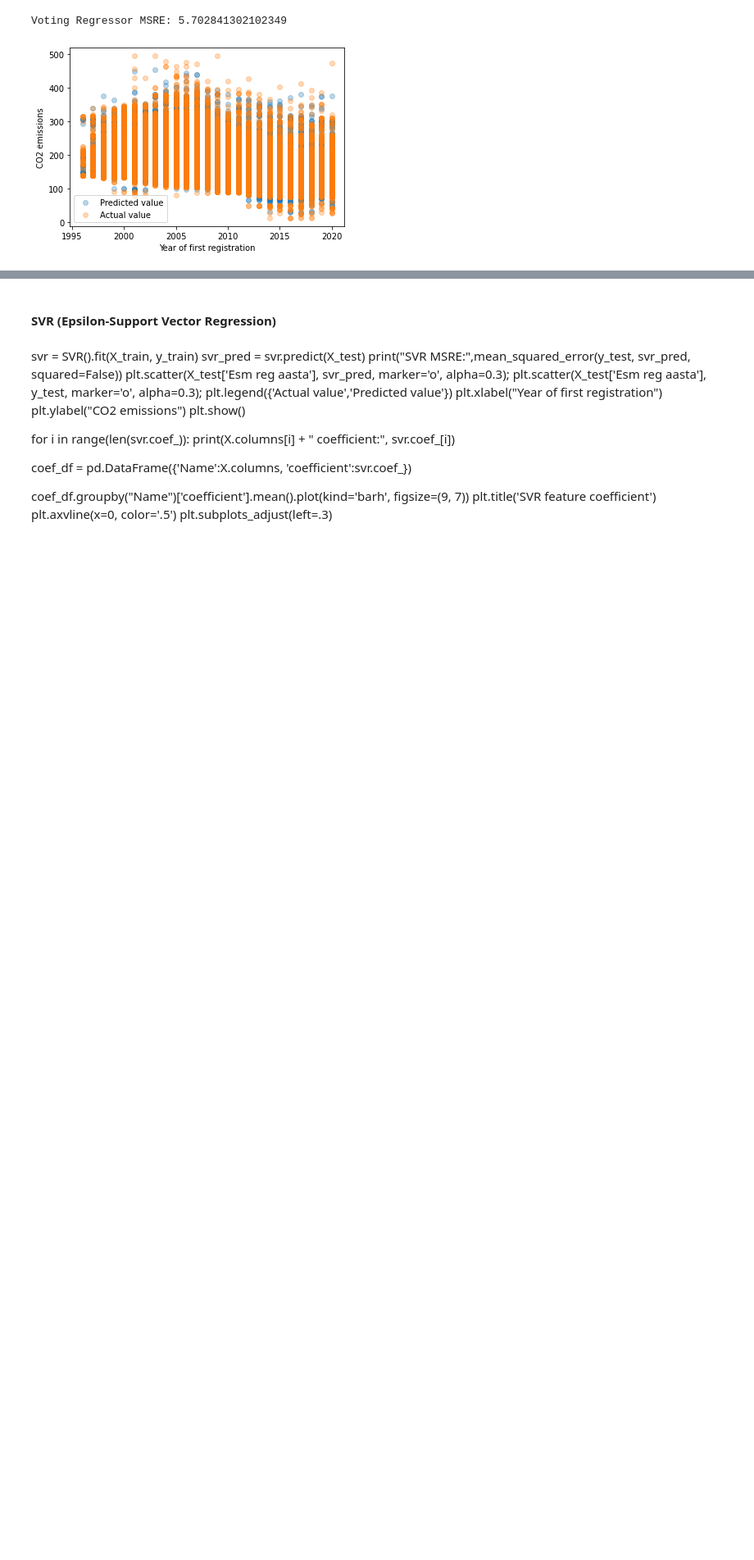
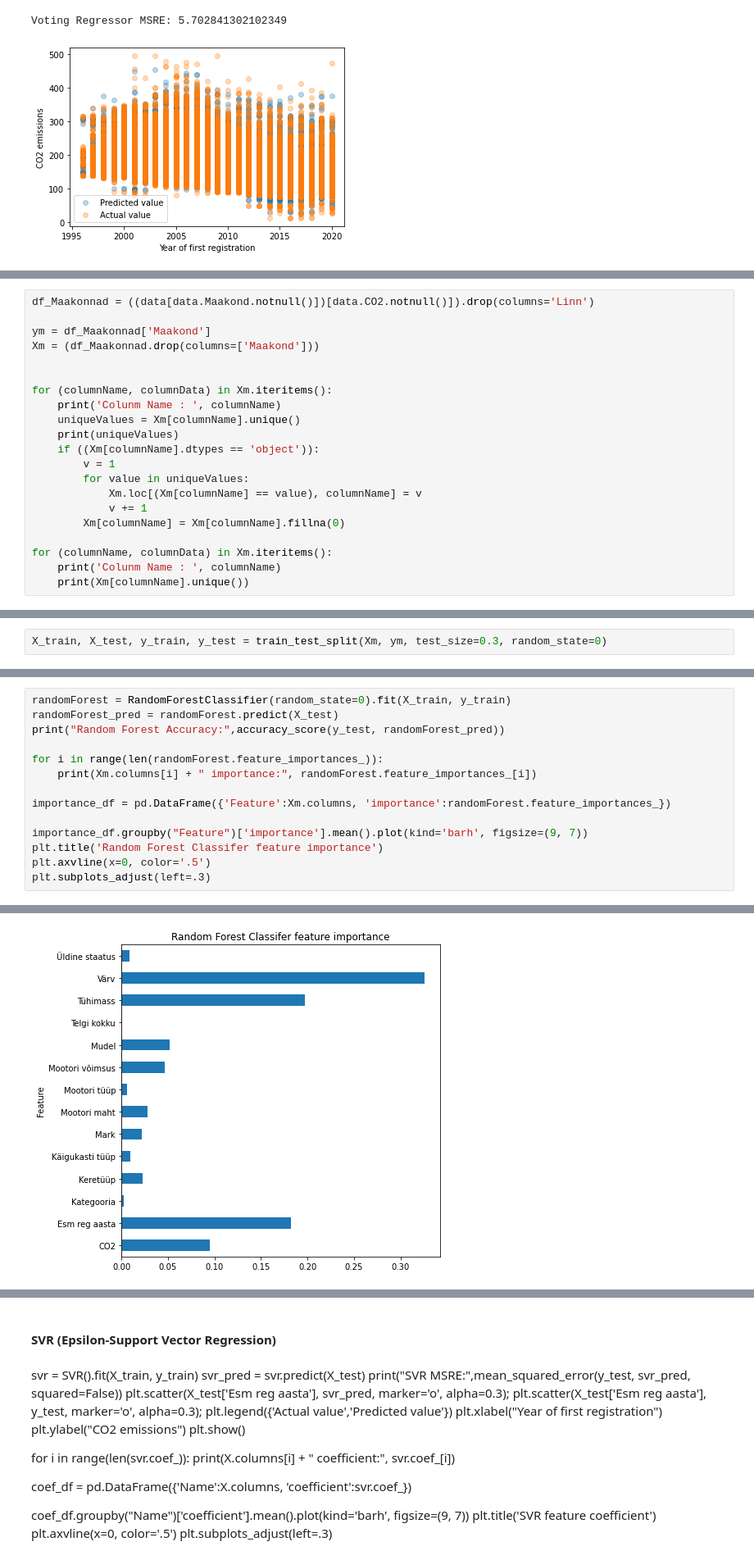
Before and after one commit to Rapur101/IDS2020Project, a Jupyter notebook: CO2 prediction model.ipynb, the cells around one changed output, grey strips where cells are left out. Shown at 82% size. Saved outputs shown, nothing was run; the diff lists cells and outputs as text; blank space fills up the shorter version.

```diff
--- a/CO2 prediction model.ipynb
+++ b/CO2 prediction model.ipynb
@@ -376,0 +437,21 @@ Voting Regressor MSRE: 5.702841302102349
+# %%
+df_Maakonnad = ((data[data.Maakond.notnull()])[data.CO2.notnull()]).drop(columns='Linn')
+
+ym = df_Maakonnad['Maakond']
+Xm = (df_Maakonnad.drop(columns=['Maakond']))
+
+
+for (columnName, columnData) in Xm.iteritems():
+    print('Colunm Name : ', columnName)
+    uniqueValues = Xm[columnName].unique()
+    print(uniqueValues)
+    if ((Xm[columnName].dtypes == 'object')):
+        v = 1
+        for value in uniqueValues:
+            Xm.loc[(Xm[columnName] == value), columnName] = v
+            v += 1
+        Xm[columnName] = Xm[columnName].fillna(0)
+
+for (columnName, columnData) in Xm.iteritems():
+    print('Colunm Name : ', columnName)
+    print(Xm[columnName].unique())
@@ -376,0 +476,2 @@ Voting Regressor MSRE: 5.702841302102349
+# %%
+X_train, X_test, y_train, y_test = train_test_split(Xm, ym, test_size=0.3, random_state=0)
@@ -376,0 +480,15 @@ Voting Regressor MSRE: 5.702841302102349
+# %%
+randomForest = RandomForestClassifier(random_state=0).fit(X_train, y_train)
+randomForest_pred = randomForest.predict(X_test)
+print("Random Forest Accuracy:",accuracy_score(y_test, randomForest_pred))
+
+for i in range(len(randomForest.feature_importances_)):
+    print(Xm.columns[i] + " importance:", randomForest.feature_importances_[i])
+
+importance_df = pd.DataFrame({'Feature':Xm.columns, 'importance':randomForest.feature_importances_})
+
+importance_df.groupby("Feature")['importance'].mean().plot(kind='barh', figsize=(9, 7))
+plt.title('Random Forest Classifer feature importance')
+plt.axvline(x=0, color='.5')
+plt.subplots_adjust(left=.3)
+# %% [output]
@@ -376,0 +510 @@ Voting Regressor MSRE: 5.702841302102349
+[figure, added]
```
Also changed, not shown: parts of 18 cells of this notebook.
